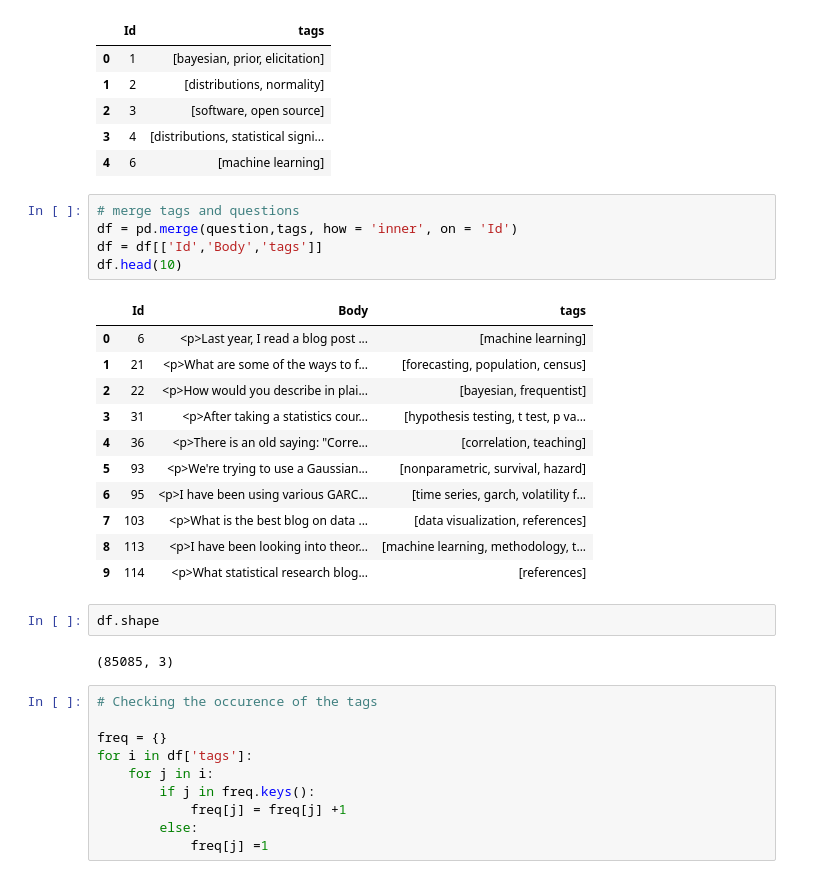
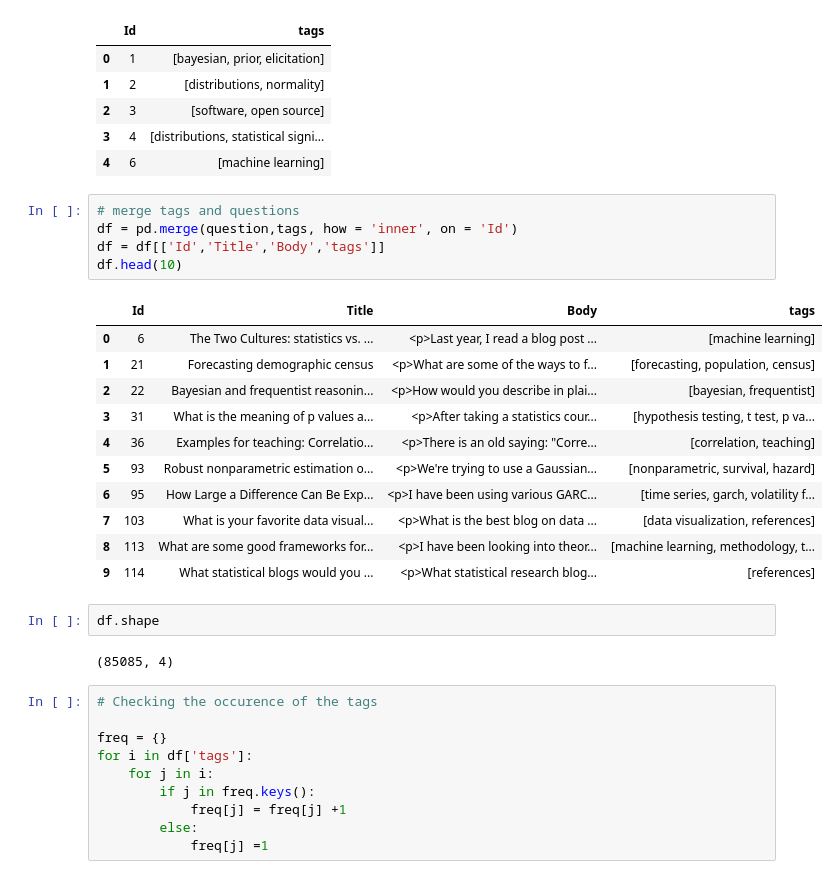
Before and after one commit to Arya920/Auto_Tagging_System_Project, a Jupyter notebook: 🏷️🏷️Auto_Tagging_System_using_RNN_Architecture.ipynb, the cells around one changed output. Cells and saved outputs as stored; diff of their text form.

```diff
--- a/🏷️🏷️Auto_Tagging_System_using_RNN_Architecture.ipynb
+++ b/🏷️🏷️Auto_Tagging_System_using_RNN_Architecture.ipynb
@@ -118,24 +120,24 @@ tags.head()
 # %%
 # merge tags and questions
 df = pd.merge(question,tags, how = 'inner', on = 'Id')
-df = df[['Id','Body','tags']]
+df = df[['Id','Title','Body','tags']]
 df.head(10)
 # %% [output]
-|  | Id | Body | tags |
-| 0 | 6 | <p>Last year, I read a blog post ... | [machine learning] |
-| 1 | 21 | <p>What are some of the ways to f... | [forecasting, population, census] |
-| 2 | 22 | <p>How would you describe in plai... | [bayesian, frequentist] |
-| 3 | 31 | <p>After taking a statistics cour... | [hypothesis testing, t test, p va... |
-| 4 | 36 | <p>There is an old saying: "Corre... | [correlation, teaching] |
-| 5 | 93 | <p>We're trying to use a Gaussian... | [nonparametric, survival, hazard] |
-| 6 | 95 | <p>I have been using various GARC... | [time series, garch, volatility f... |
-| 7 | 103 | <p>What is the best blog on data ... | [data visualization, references] |
-| 8 | 113 | <p>I have been looking into theor... | [machine learning, methodology, t... |
-| 9 | 114 | <p>What statistical research blog... | [references] |
+|  | Id | Title | Body | tags |
+| 0 | 6 | The Two Cultures: statistics vs. ... | <p>Last year, I read a blog post ... | [machine learning] |
+| 1 | 21 | Forecasting demographic census | <p>What are some of the ways to f... | [forecasting, population, census] |
+| 2 | 22 | Bayesian and frequentist reasonin... | <p>How would you describe in plai... | [bayesian, frequentist] |
+| 3 | 31 | What is the meaning of p values a... | <p>After taking a statistics cour... | [hypothesis testing, t test, p va... |
+| 4 | 36 | Examples for teaching: Correlatio... | <p>There is an old saying: "Corre... | [correlation, teaching] |
+| 5 | 93 | Robust nonparametric estimation o... | <p>We're trying to use a Gaussian... | [nonparametric, survival, hazard] |
+| 6 | 95 | How Large a Difference Can Be Exp... | <p>I have been using various GARC... | [time series, garch, volatility f... |
+| 7 | 103 | What is your favorite data visual... | <p>What is the best blog on data ... | [data visualization, references] |
+| 8 | 113 | What are some good frameworks for... | <p>I have been looking into theor... | [machine learning, methodology, t... |
+| 9 | 114 | What statistical blogs would you ... | <p>What statistical research blog... | [references] |
 # %%
 df.shape
 # %% [output]
-(85085, 3)
+(85085, 4)
 # %%
 # Checking the occurence of the tags
 
```
Also changed, not shown: parts of 39 cells of this notebook.
